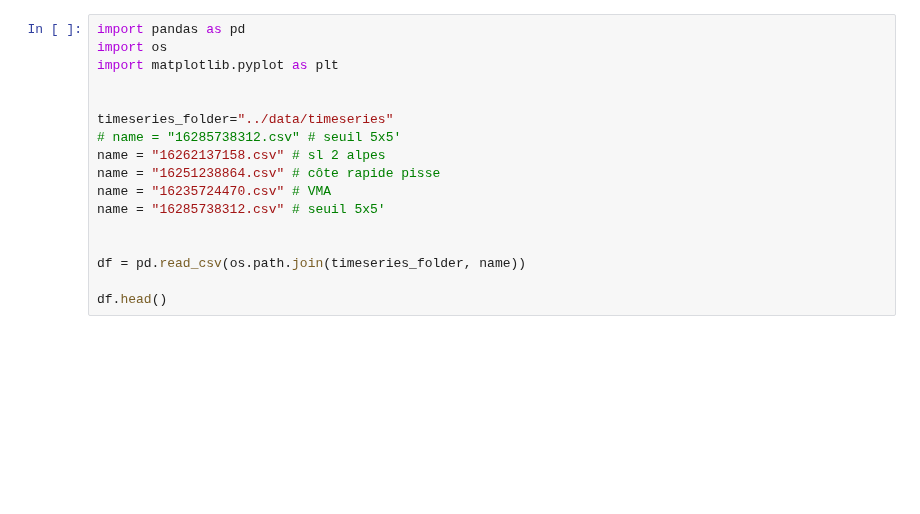
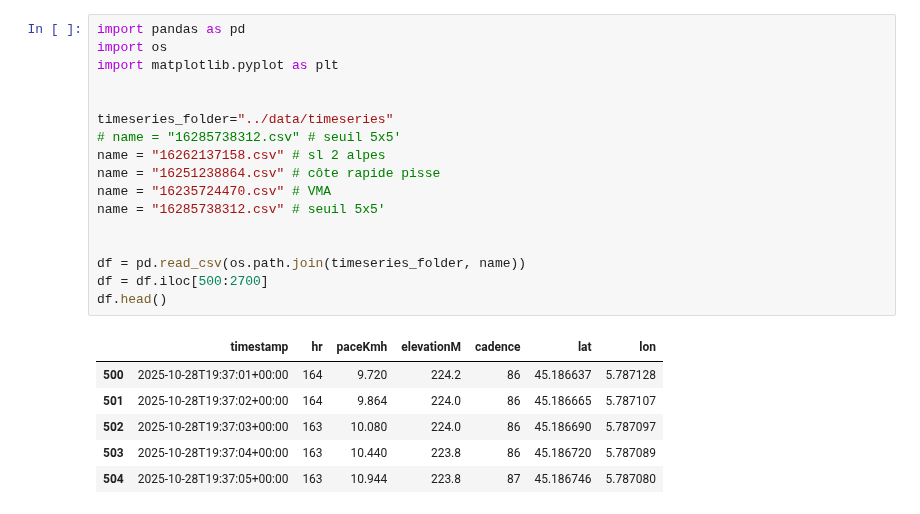
Before and after one commit to piromagnus/RunningManager, a Jupyter notebook: notebooks/record_speed_profil.ipynb, the cells around one changed output. Saved outputs shown, nothing was run; the diff lists cells and outputs as text; blank space fills up the shorter version.

```diff
--- a/notebooks/record_speed_profil.ipynb
+++ b/notebooks/record_speed_profil.ipynb
@@ -1,20 +1,27 @@
 # %%
 import pandas as pd
 import os
 import matplotlib.pyplot as plt
 
 
 timeseries_folder="../data/timeseries"
 # name = "16285738312.csv" # seuil 5x5'
 name = "16262137158.csv" # sl 2 alpes
 name = "16251238864.csv" # côte rapide pisse
 name = "16235724470.csv" # VMA
 name = "16285738312.csv" # seuil 5x5'
 
 
 df = pd.read_csv(os.path.join(timeseries_folder, name))
-
+df = df.iloc[500:2700]
 df.head()
+# %% [output]
+|  | timestamp | hr | paceKmh | elevationM | cadence | lat | lon |
+| 500 | 2025-10-28T19:37:01+00:00 | 164 | 9.720 | 224.2 | 86 | 45.186637 | 5.787128 |
+| 501 | 2025-10-28T19:37:02+00:00 | 164 | 9.864 | 224.0 | 86 | 45.186665 | 5.787107 |
+| 502 | 2025-10-28T19:37:03+00:00 | 163 | 10.080 | 224.0 | 86 | 45.186690 | 5.787097 |
+| 503 | 2025-10-28T19:37:04+00:00 | 163 | 10.440 | 223.8 | 86 | 45.186720 | 5.787089 |
+| 504 | 2025-10-28T19:37:05+00:00 | 163 | 10.944 | 223.8 | 87 | 45.186746 | 5.787080 |
 # %%
 from haversine import haversine
 import numpy as np
```
Also changed, not shown: parts of 12 cells of this notebook, 13 other files.
